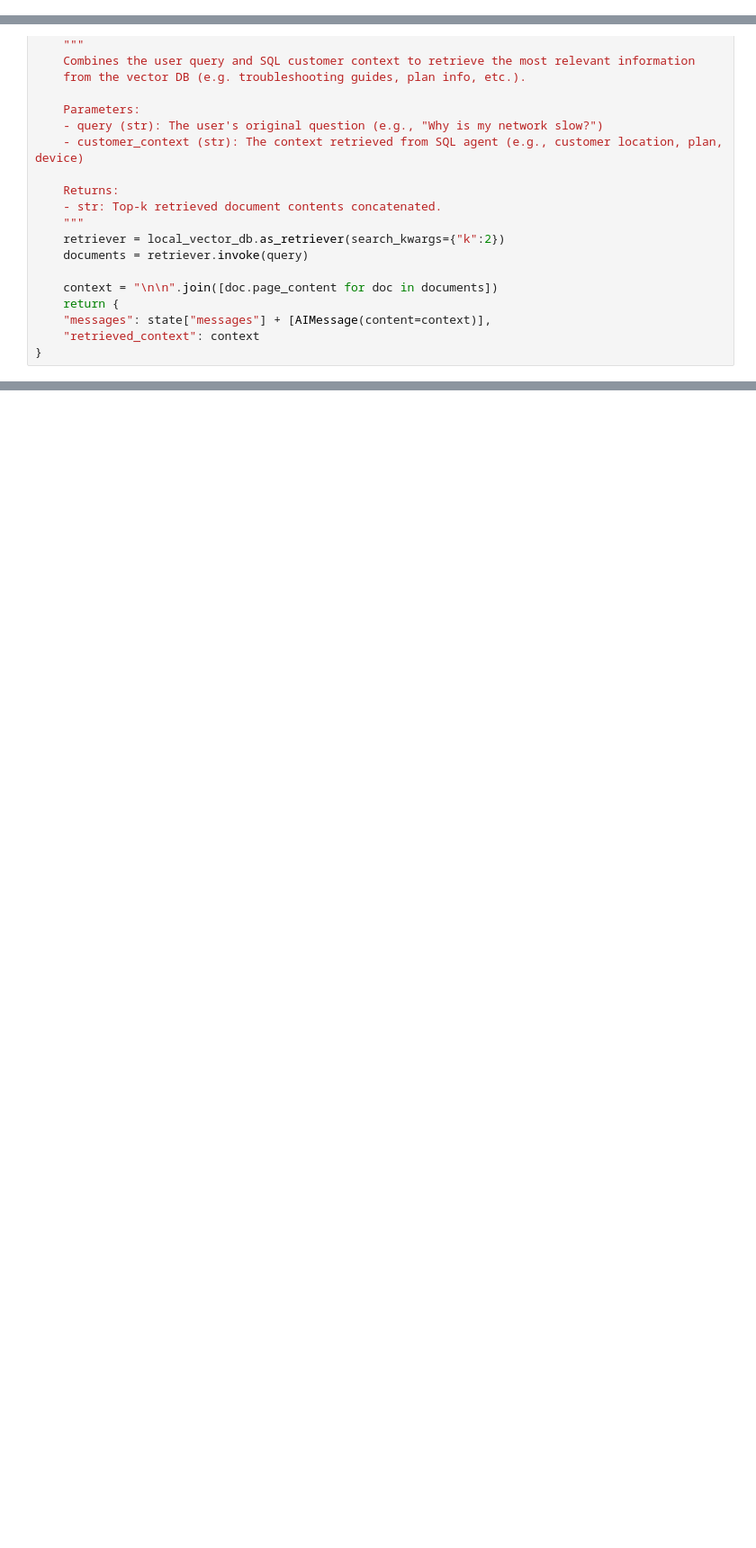
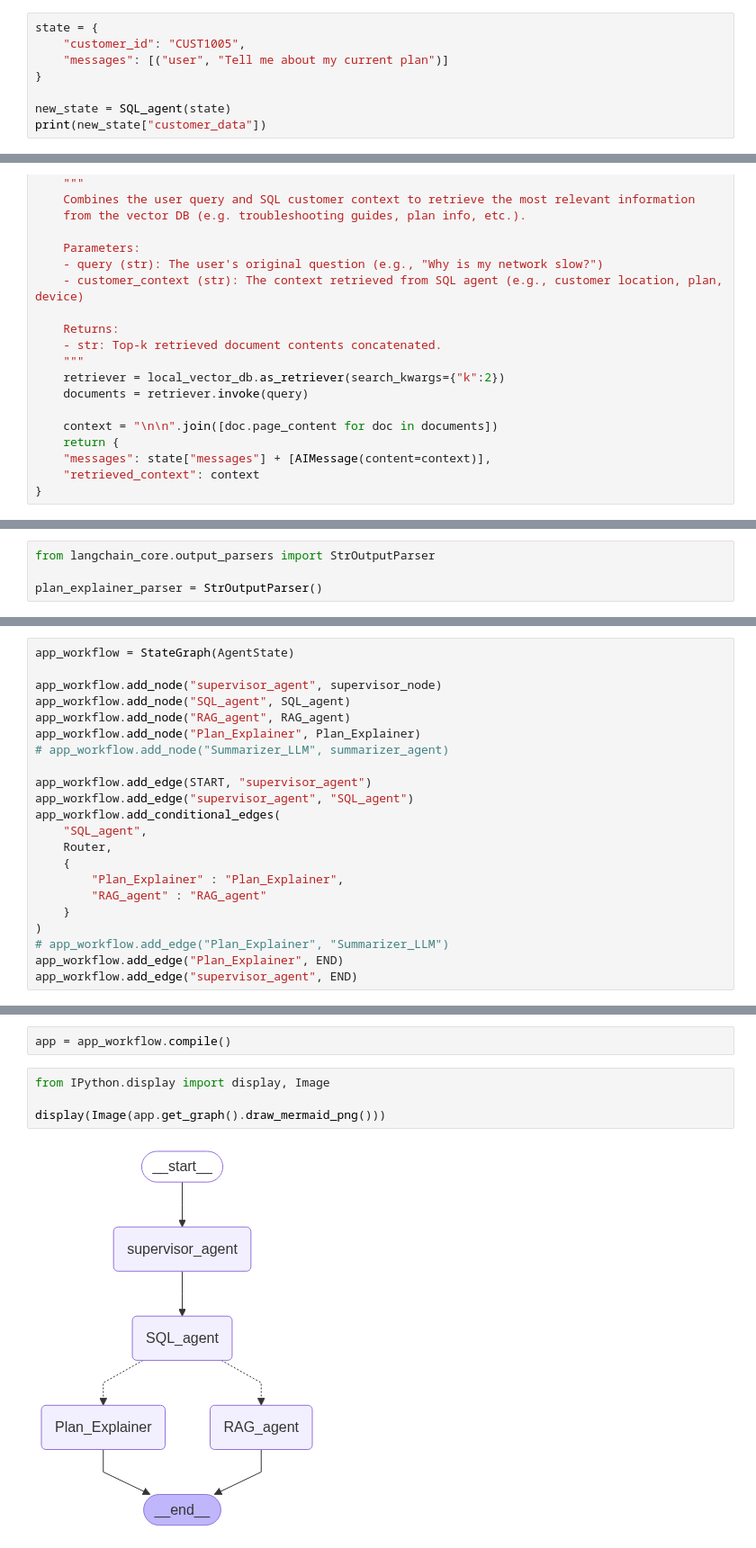
Before and after one commit to Niranjanraja/Conversational_Ai, a Jupyter notebook: Telecom_agent.ipynb, the cells around one changed output, grey strips where cells are left out. Shown at 90% size. Cells and saved outputs as stored; diff of their text form; blank space fills up the shorter version.

Commit message:
Updated Workflow

```diff
--- a/Telecom_agent.ipynb
+++ b/Telecom_agent.ipynb
@@ -221,0 +264,8 @@ def SQL_agent(state:AgentState) -> AgentState:
+# %%
+state = {
+    "customer_id": "CUST1005",
+    "messages": [("user", "Tell me about my current plan")]
+}
+
+new_state = SQL_agent(state)
+print(new_state["customer_data"])
@@ -247,0 +318,4 @@ def RAG_agent(state:AgentState) -> AgentState:
+# %%
+from langchain_core.output_parsers import StrOutputParser
+
+plan_explainer_parser = StrOutputParser()
@@ -247,0 +568,22 @@ def RAG_agent(state:AgentState) -> AgentState:
+# %%
+app_workflow = StateGraph(AgentState)
+
+app_workflow.add_node("supervisor_agent", supervisor_node)
+app_workflow.add_node("SQL_agent", SQL_agent)
+app_workflow.add_node("RAG_agent", RAG_agent)
+app_workflow.add_node("Plan_Explainer", Plan_Explainer)
+# app_workflow.add_node("Summarizer_LLM", summarizer_agent)
+
+app_workflow.add_edge(START, "supervisor_agent")
+app_workflow.add_edge("supervisor_agent", "SQL_agent")
+app_workflow.add_conditional_edges(
+    "SQL_agent",
+    Router,
+    {
+        "Plan_Explainer" : "Plan_Explainer",
+        "RAG_agent" : "RAG_agent"
+    }
+)
+# app_workflow.add_edge("Plan_Explainer", "Summarizer_LLM")
+app_workflow.add_edge("Plan_Explainer", END)
+app_workflow.add_edge("supervisor_agent", END)
@@ -247,0 +592,8 @@ def RAG_agent(state:AgentState) -> AgentState:
+# %%
+app = app_workflow.compile()
+# %%
+from IPython.display import display, Image
+
+display(Image(app.get_graph().draw_mermaid_png()))
+# %% [output]
+[figure, added]
```
Also changed, not shown: parts of 24 cells of this notebook.
